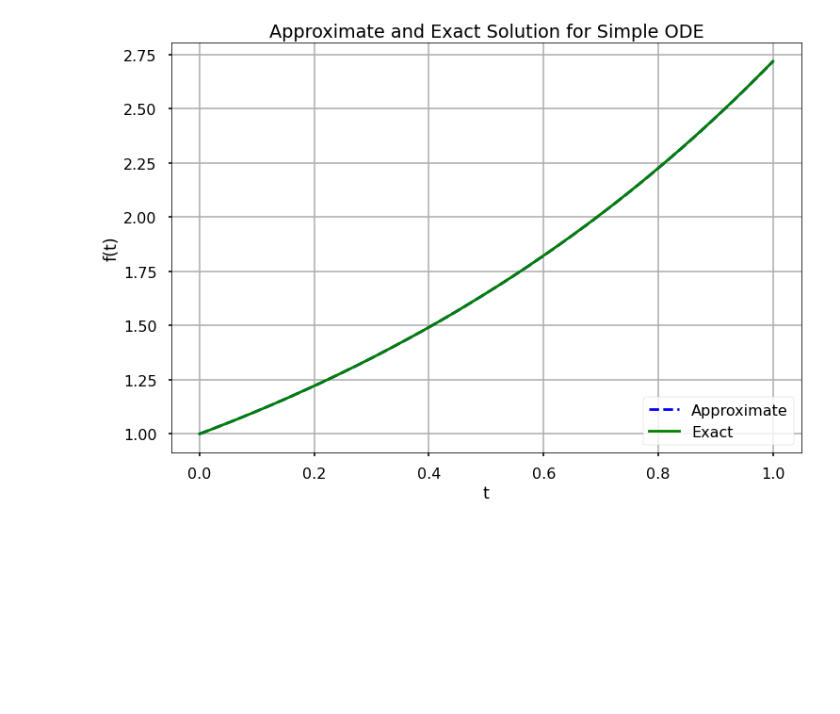
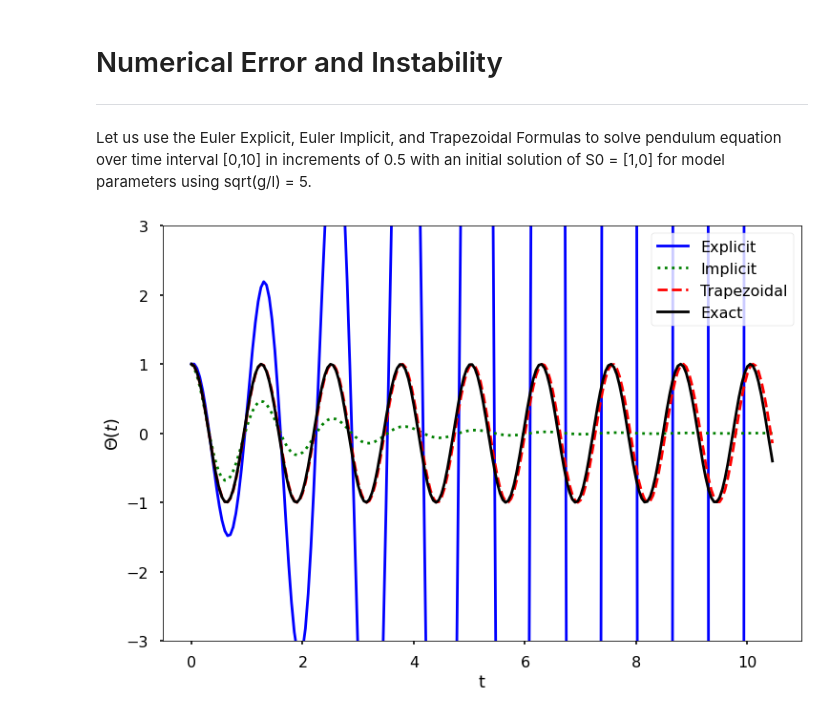
Before and after one commit to hhemesat/MAT-421, a Jupyter notebook: ModuleH.ipynb, the cells around one changed output. Drawn from its saved outputs; the diff is of its cells as text; code cells hidden in the pictures; blank space fills up the shorter version.

```diff
--- a/ModuleH.ipynb
+++ b/ModuleH.ipynb
@@ -43,32 +3,48 @@ We repeat the above process with a smaller step sizr of 0.01.
-# %%
-import numpy as np
-import matplotlib.pyplot as plt
-
-plt.style.use('seaborn-poster')
-%matplotlib inline
-
-# Define parameters
-f = lambda t, s: np.exp(t) # ODE
-h = 0.001
-t = np.arange(0, 1 + h, h)
-s0 = 1 # Initial Condition
-
-# Explicit Euler Method
-s = np.zeros(len(t))
-s[0] = s0
-
-for i in range(0, len(t) - 1):
-    s[i + 1] = s[i] + h*f(t[i], s[i])
-
-plt.figure(figsize = (12, 8))
-plt.plot(t, s, 'b--', label='Approximate')
-plt.plot(t, np.exp(t), 'g', label='Exact')
-plt.title('Approximate and Exact Solution \
-for Simple ODE')
-plt.xlabel('t')
-plt.ylabel('f(t)')
-plt.grid()
-plt.legend(loc='lower right')
-plt.show()
-# %% [output]
-[figure, removed]
+# %% [markdown]
+# Numerical Error and Instability
+
+---
+# %% [markdown]
+Let us use the Euler Explicit, Euler Implicit, and Trapezoidal Formulas to solve pendulum equation over time interval [0,10] in increments of 0.5 with an initial solution of S0 = [1,0] for model parameters using sqrt(g/l) = 5.
+# %%
+import numpy as np
+from numpy.linalg import inv
+import matplotlib.pyplot as plt
+plt.style.use('seaborn-poster')
+%matplotlib inline
+h = 0.05 #step size
+t = np.arange(0, 10.5, h)
+#oscillation freq. of pendulum
+w = 5
+s0 = np.array([[1], [0]])
+m_e = np.array([[1, h],
+               [-w**2*h, 1]])
+m_i = inv(np.array([[1, -h],
+               [w**2*h, 1]]))
+m_t = np.dot(inv(np.array([[1, -h/2],
+    [w**2*h/2,1]])), np.array(
+      [[1,h/2], [-w**2*h/2, 1]]))
+s_e = np.zeros((len(t), 2))
+s_i = np.zeros((len(t), 2))
+s_t = np.zeros((len(t), 2))
+#integrations
+s_e[0, :] = s0.T
+s_i[0, :] = s0.T
+s_t[0, :] = s0.T
+for j in range(0, len(t)-1):
+    s_e[j+1, :] = np.dot(m_e,s_e[j, :])
+    s_i[j+1, :] = np.dot(m_i,s_i[j, :])
+    s_t[j+1, :] = np.dot(m_t,s_t[j, :])
+plt.figure(figsize = (12, 8))
+plt.plot(t,s_e[:,0],'b-')
+plt.plot(t,s_i[:,0],'g:')
+plt.plot(t,s_t[:,0],'r--')
+plt.plot(t, np.cos(w*t), 'k')
+plt.ylim([-3, 3])
+plt.xlabel('t')
+plt.ylabel('$\Theta (t)$')
+plt.legend(['Explicit', 'Implicit', \
+            'Trapezoidal', 'Exact'])
+plt.show()
+# %% [output]
+[figure, added]
```
Also changed, not shown: parts of 12 cells of this notebook.
